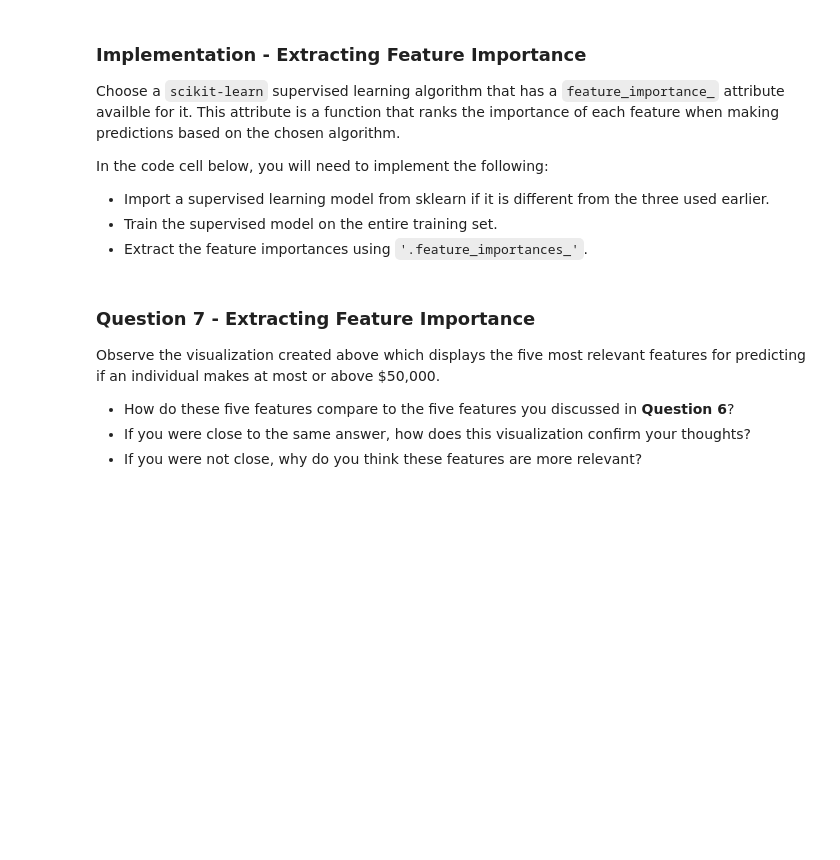
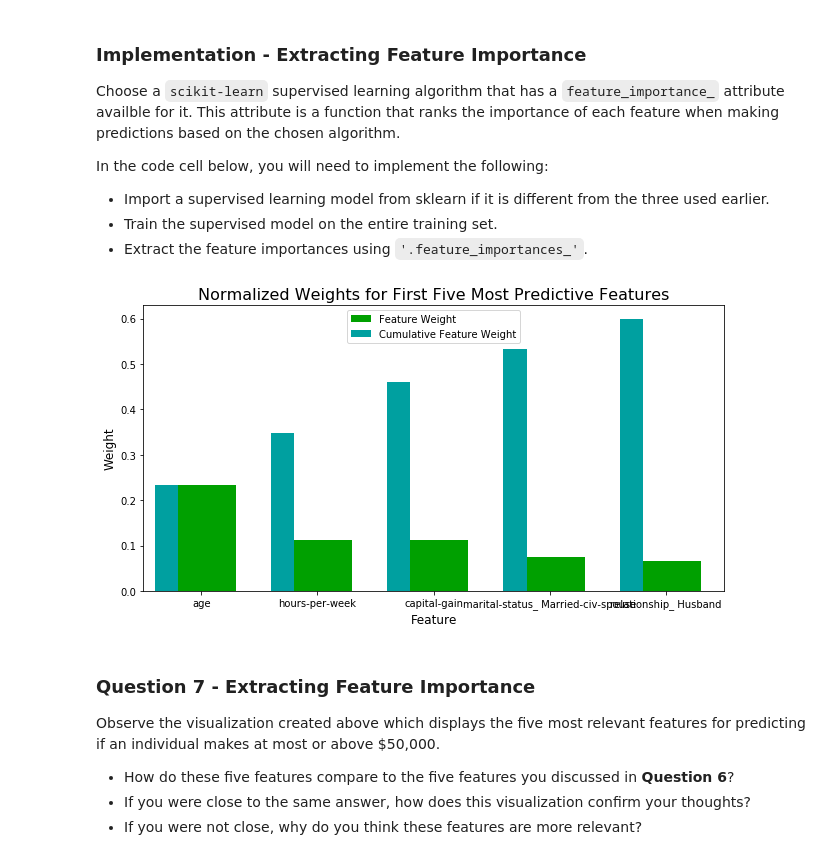
Before and after one commit to fczapski/machine-learning, a Jupyter notebook: projects/finding_donors/finding_donors.ipynb, the cells around one changed output. Drawn from its saved outputs; the diff is of its cells as text; code cells hidden in the pictures; blank space fills up the shorter version.

```diff
--- a/projects/finding_donors/finding_donors.ipynb
+++ b/projects/finding_donors/finding_donors.ipynb
@@ -351,10 +351,10 @@ def train_predict(learner, sample_size, X_train, y_train, X_test, y_test):
     results['acc_test'] = accuracy_score(predictions_test, y_test)
 
     # TODO: Compute F-score on the the first 300 training samples using fbeta_score()
-    results['f_train'] = fbeta_score(predictions_train, y_train[:sample_size], 1)
+    results['f_train'] = fbeta_score(predictions_train, y_train[:sample_size], 0.5)
 
     # TODO: Compute F-score on the test set which is y_test
-    results['f_test'] = fbeta_score(predictions_test, y_test, 1)
+    results['f_test'] = fbeta_score(predictions_test, y_test, 0.5)
 
     # Success
     print("{} trained on {} samples.".format(learner.__class__.__name__, sample_size))
@@ -475,22 +456,24 @@ Fine tune the chosen model. Use grid search (`GridSearchCV`) with at least one i
 **Note:** Depending on the algorithm chosen and the parameter list, the following implementation may take some time to run!
 # %%
 # TODO: Import 'GridSearchCV', 'make_scorer', and any other necessary libraries
+from sklearn.grid_search import GridSearchCV
+from sklearn.metrics import make_scorer
 
 # TODO: Initialize the classifier
-clf = None
+clf = RandomForestClassifier()
 
 # TODO: Create the parameters list you wish to tune, using a dictionary if needed.
 # HINT: parameters = {'parameter_1': [value1, value2], 'parameter_2': [value1, value2]}
-parameters = None
+parameters = {'n_estimators':[5, 10, 15, 20], 'min_samples_leaf':[1,3,5]}
 
 # TODO: Make an fbeta_score scoring object using make_scorer()
-scorer = None
+scorer = make_scorer(fbeta_score, beta=0.5)
 
 # TODO: Perform grid search on the classifier using 'scorer' as the scoring method using GridSearchCV()
-grid_obj = None
+grid_obj = GridSearchCV(estimator=clf, param_grid=parameters, scoring=scorer)
 
 # TODO: Fit the grid search object to the training data and find the optimal parameters using fit()
-grid_fit = None
+grid_fit = grid_obj.fit(X_train, y_train)
 
 # Get the estimator
 best_clf = grid_fit.best_estimator_
@@ -544,17 +543,13 @@ In the code cell below, you will need to implement the following:
  - Train the supervised model on the entire training set.
  - Extract the feature importances using `'.feature_importances_'`.
 # %%
-# TODO: Import a supervised learning model that has 'feature_importances_'
-
-
-# TODO: Train the supervised model on the training set using .fit(X_train, y_train)
-model = None
-
 # TODO: Extract the feature importances using .feature_importances_
-importances = None
+importances = clf.feature_importances_
 
 # Plot
 vs.feature_plot(importances, X_train, y_train)
+# %% [output]
+[figure, added]
 # %% [markdown]
 ### Question 7 - Extracting Feature Importance
 
```
Also changed, not shown: parts of 16 cells of this notebook, 1 other file.
